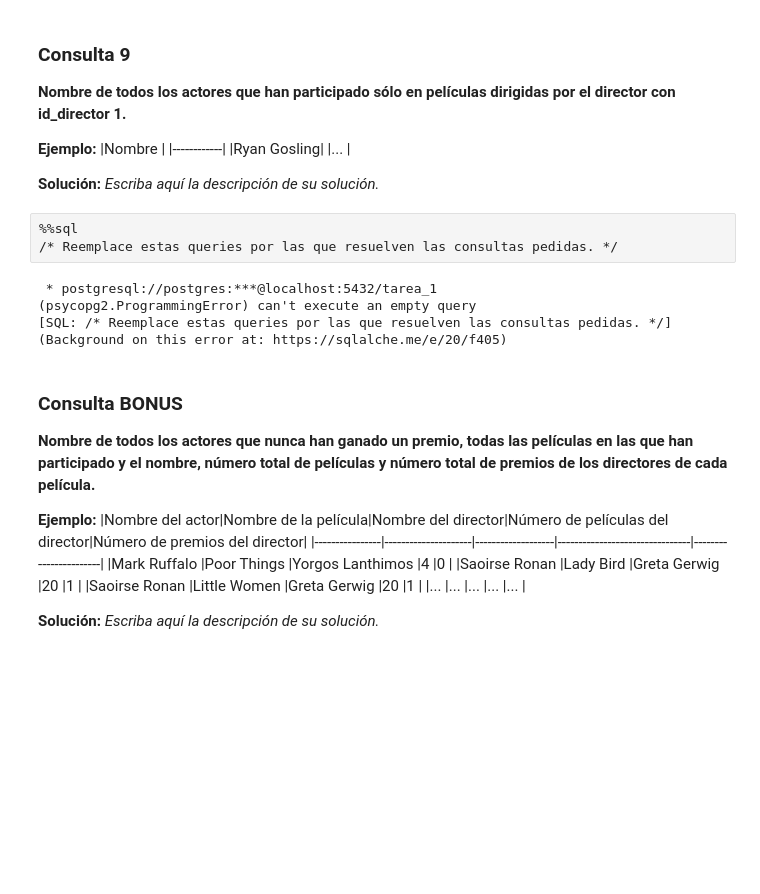
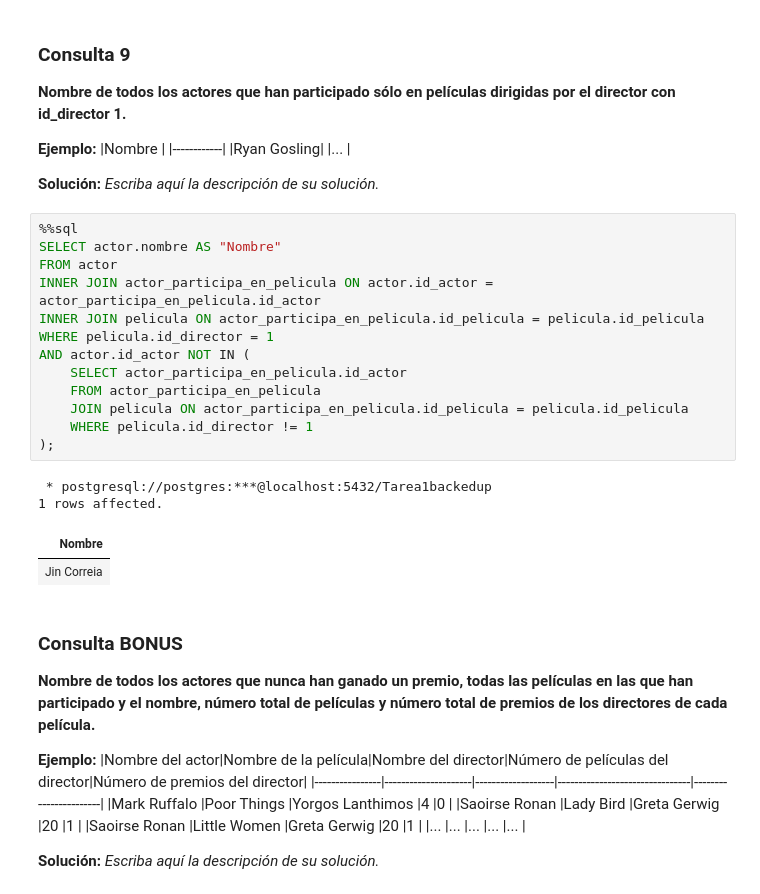
Before and after one commit to SlippinJunior/Tarea_1_BD, a Jupyter notebook: Tarea_1.ipynb, the cells around one changed output. Cells and saved outputs as stored; diff of their text form; blank space fills up the shorter version.

Commit message:
consulta 9

```diff
--- a/Tarea_1.ipynb
+++ b/Tarea_1.ipynb
@@ -595,14 +595,24 @@ INNER JOIN (
 
 
 **Solución:** _Escriba aquí la descripción de su solución._
-# %%
-%%sql
-/* Reemplace estas queries por las que resuelven las consultas pedidas. */
-# %% [output]
- * postgresql://postgres:***@localhost:5432/tarea_1
-(psycopg2.ProgrammingError) can't execute an empty query
-[SQL: /* Reemplace estas queries por las que resuelven las consultas pedidas. */]
-(Background on this error at: https://sqlalche.me/e/20/f405)
+# %%
+%%sql
+SELECT actor.nombre AS "Nombre"
+FROM actor
+INNER JOIN actor_participa_en_pelicula ON actor.id_actor = actor_participa_en_pelicula.id_actor
+INNER JOIN pelicula ON actor_participa_en_pelicula.id_pelicula = pelicula.id_pelicula
+WHERE pelicula.id_director = 1
+AND actor.id_actor NOT IN (
+    SELECT actor_participa_en_pelicula.id_actor
+    FROM actor_participa_en_pelicula
+    JOIN pelicula ON actor_participa_en_pelicula.id_pelicula = pelicula.id_pelicula
+    WHERE pelicula.id_director != 1
+);
+# %% [output]
+ * postgresql://postgres:***@localhost:5432/Tarea1backedup
+1 rows affected.
+| Nombre |
+| Jin Correia |
 # %% [markdown]
 ### Consulta BONUS
 
```
